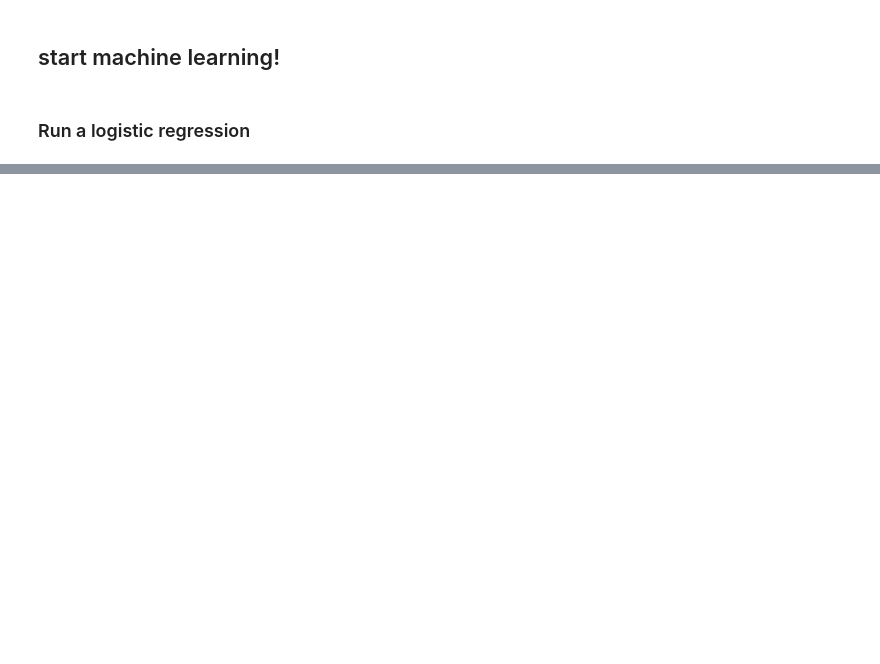
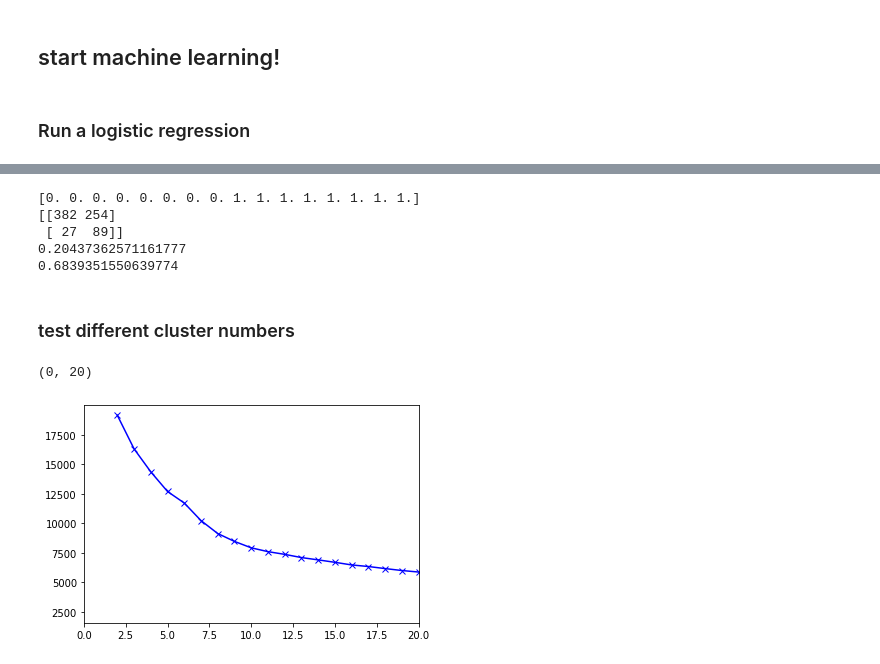
Before and after one commit to bmullet/PEEVED, a Jupyter notebook: RunMLTests.ipynb, the cells around one changed output, grey strips where cells are left out. Saved outputs shown, nothing was run; the diff lists cells and outputs as text; code cells hidden in the pictures; blank space fills up the shorter version.

```diff
--- a/RunMLTests.ipynb
+++ b/RunMLTests.ipynb
@@ -151,0 +223,38 @@ KMeans(algorithm='auto', copy_x=True, init='k-means++', max_iter=300,
+# %%
+ccAll = np.concatenate((kmNoErupt.cluster_centers_, kmErupt.cluster_centers_))
+labelsErupt = np.concatenate((np.zeros(NclIdeal), np.ones(NclIdeal)))
+print(labelsErupt)
+
+cval, LabelOut = GetNearestCentroid(x_val, ccAll, labelsErupt)
+
+print(metrics.confusion_matrix(y_val, LabelOut))
+print(metrics.cohen_kappa_score(y_val, LabelOut))
+print(metrics.roc_auc_score(y_val, LabelOut))
+# %% [output]
+[0. 0. 0. 0. 0. 0. 0. 0. 1. 1. 1. 1. 1. 1. 1. 1.]
+[[382 254]
+ [ 27  89]]
+0.20437362571161777
+0.6839351550639774
+# %%
+Xkm = np.vstack((X.T, SecsToEruption)).T
+xkmScl    = preprocessing.scale(xkm)
+xkm_train = xkmScl[train_idx,:]
+xkm_val   = xkmScl[val_idx,:]
+# %% [markdown]
+### test different cluster numbers
+# %%
+nclusters = np.arange(2,100)
+distOut = np.zeros(nclusters.shape)
+
+for nci in range(nclusters.shape[0]):
+    km = KMeans(init='k-means++', n_clusters=nclusters[nci], n_init=10)
+    km.fit(xkm_train)
+    distOut[nci] = km.inertia_
+# %%
+plt.figure()
+plt.plot(nclusters, distOut, 'bx-')
+plt.xlim(0,20)
+# %% [output]
+(0, 20)
+[figure, added]
```
Also changed, not shown: parts of 35 cells of this notebook, 2 other files.
